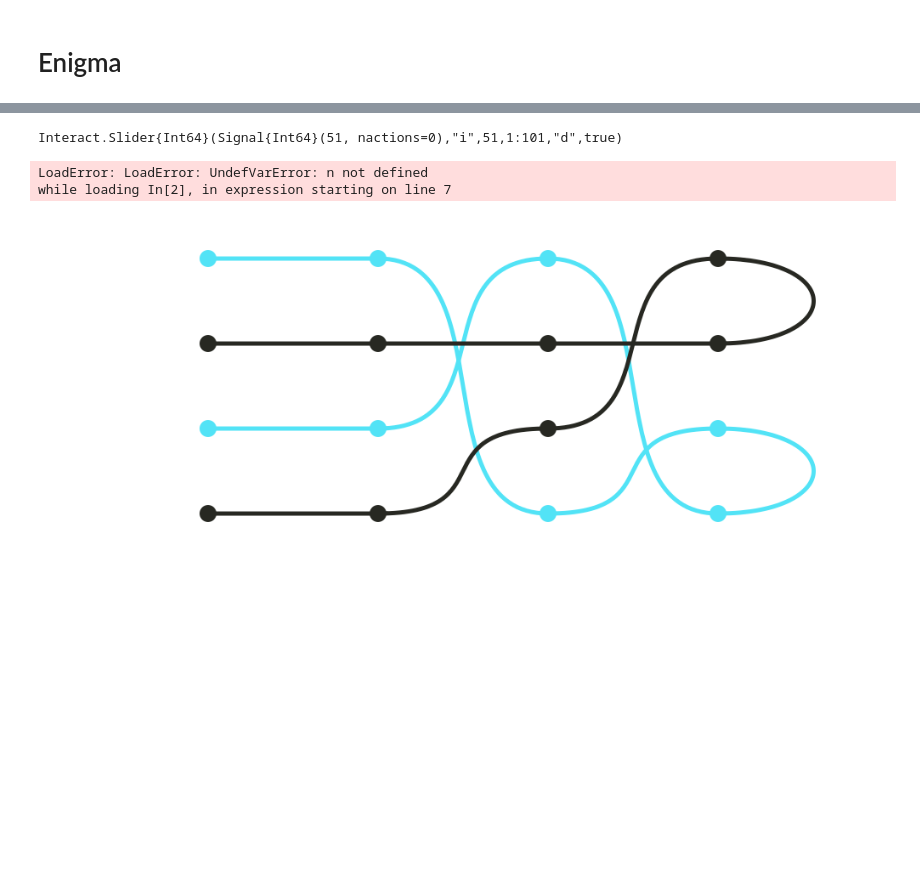
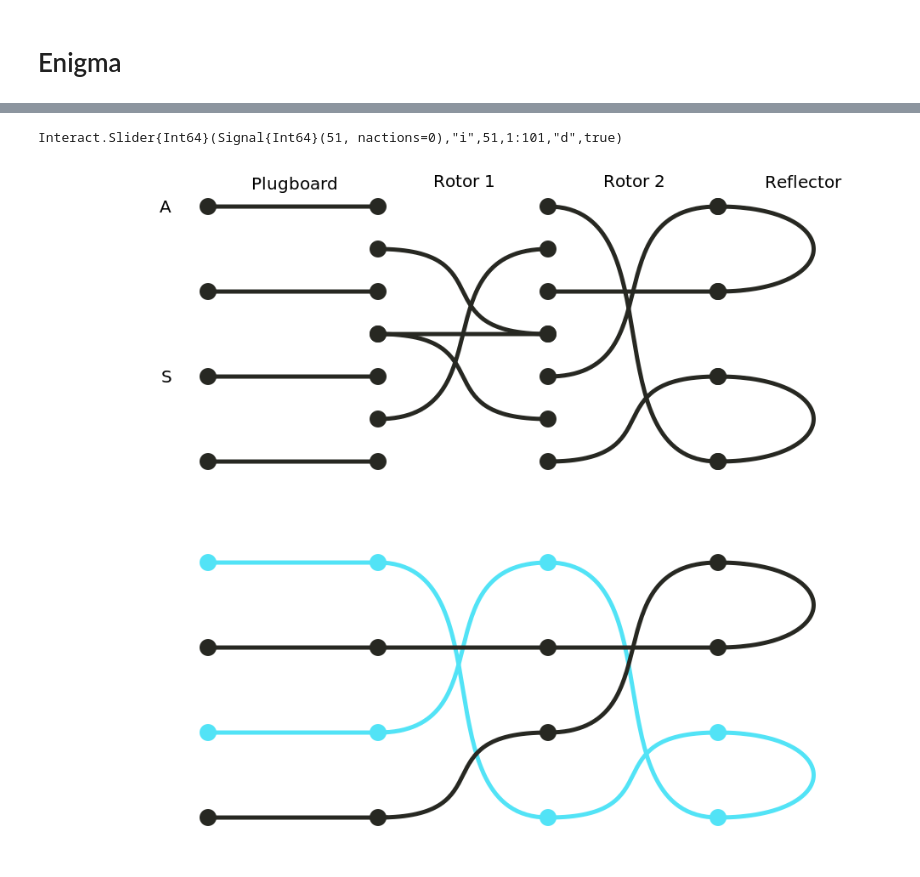
Before and after one commit to MageekDM/Enigma, a Jupyter notebook: src/Enigma.ipynb, the cells around one changed output, grey strips where cells are left out. Drawn from its saved outputs; the diff is of its cells as text; code cells hidden in the pictures; blank space fills up the shorter version.

Commit message:
added labels

```diff
--- a/src/Enigma.ipynb
+++ b/src/Enigma.ipynb
@@ -9,21 +6,25 @@ while loading In[1], in expression starting on line 2
 # %%
 plugboard = Plugboard(collect(1:4))
 rotor = Rotor([4, 2, 1, 3])
 ref = Reflector([2,1,4,3])
 enigma = Enigma(plugboard, [rotor,rotor], ref)
 using Interact
 
+alphabet = ['A', 'C', 'S', 'T']
+render_params = RotorRenderParams()
+
 @manipulate for i in 1 : 101
     t = (i-1)/(101-1)
     s, ctx = get_surface_and_context()
-    render_engima_tick!(ctx, enigma, t, MONOKAI_DARK, 200.0, 50.0, 100.0, 200.0, true)
+    render_engima_tick!(ctx, enigma, t, MONOKAI_DARK, render_params, true)
+    render_enigma_labels!(ctx, enigma, render_params, true)
+    render_enigma_io!(ctx, enigma, 1, alphabet, render_params)
     s
 end
 # %% [output]
 [interactive output not drawn]
 Interact.Slider{Int64}(Signal{Int64}(51, nactions=0),"i",51,1:101,"d",true)
-LoadError: LoadError: UndefVarError: n not defined
-while loading In[2], in expression starting on line 7
+[figure, added]
 # %%
 plugboard = Plugboard(collect(1:4))
 rotor = Rotor([4, 2, 1, 3])
```
Also changed, not shown: parts of 1 cell of this notebook, 2 other files.
